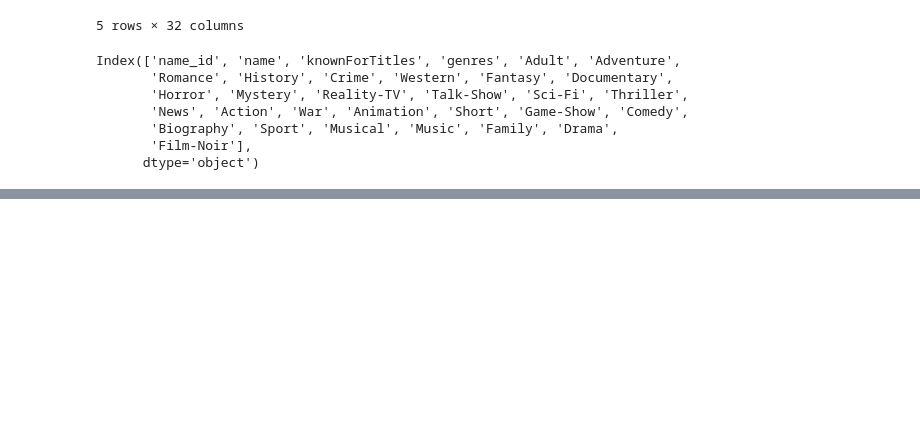
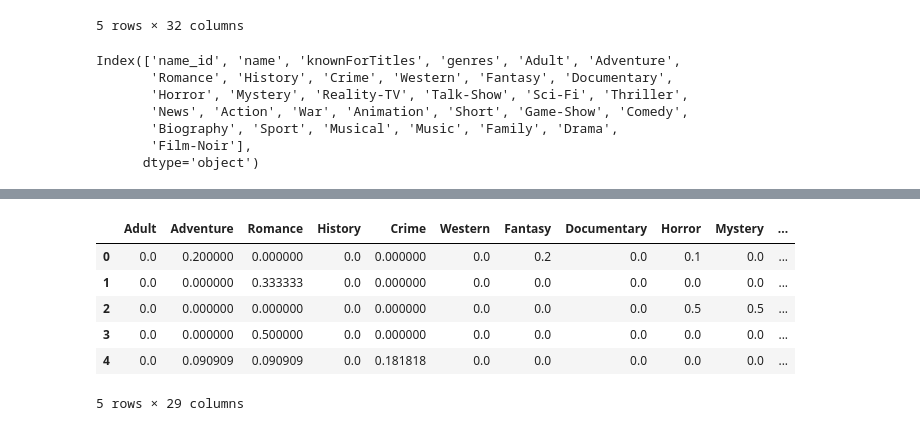
Before and after one commit to LuWang-zishuijing/ResumeClassifier, a Jupyter notebook: EDA/actors_manually_label.ipynb, the cells around one changed output, grey strips where cells are left out. Cells and saved outputs as stored; diff of their text form; code cells hidden in the pictures; blank space fills up the shorter version.

```diff
--- a/EDA/actors_manually_label.ipynb
+++ b/EDA/actors_manually_label.ipynb
@@ -594,0 +622,3 @@ Index(['name_id', 'name', 'knownForTitles', 'genres', 'Adult', 'Adventure',
+# %%
+actors_lables['genres_pro'] = actors_lables[actors_lables.columns[4:]].apply(
+    lambda x: ','.join(x.dropna().astype(str)), axis=1)
@@ -594,0 +673,13 @@ Index(['name_id', 'name', 'knownForTitles', 'genres', 'Adult', 'Adventure',
+# %%
+actors_lables_normalizing = actors_lables[actors_lables.columns[4:-1]].div(actors_lables[actors_lables.columns[4:-1]].sum(axis=1), axis=0)
+actors_lables_normalizing['genres_pro'] = actors_lables_normalizing[actors_lables_normalizing.columns].apply(
+    lambda x: ','.join(x.dropna().astype(str)), axis=1)
+actors_lables_normalizing.head()
+# %% [output]
+|  | Adult | Adventure | Romance | History | Crime | Western | Fantasy | Documentary | Horror | Mystery | ... |
+| 0 | 0.0 | 0.200000 | 0.000000 | 0.0 | 0.000000 | 0.0 | 0.2 | 0.0 | 0.1 | 0.0 | ... |
+| 1 | 0.0 | 0.000000 | 0.333333 | 0.0 | 0.000000 | 0.0 | 0.0 | 0.0 | 0.0 | 0.0 | ... |
+| 2 | 0.0 | 0.000000 | 0.000000 | 0.0 | 0.000000 | 0.0 | 0.0 | 0.0 | 0.5 | 0.5 | ... |
+| 3 | 0.0 | 0.000000 | 0.500000 | 0.0 | 0.000000 | 0.0 | 0.0 | 0.0 | 0.0 | 0.0 | ... |
+| 4 | 0.0 | 0.090909 | 0.090909 | 0.0 | 0.181818 | 0.0 | 0.0 | 0.0 | 0.0 | 0.0 | ... |
+5 rows × 29 columns
```
Also changed, not shown: parts of 18 cells of this notebook, 1 other file.
